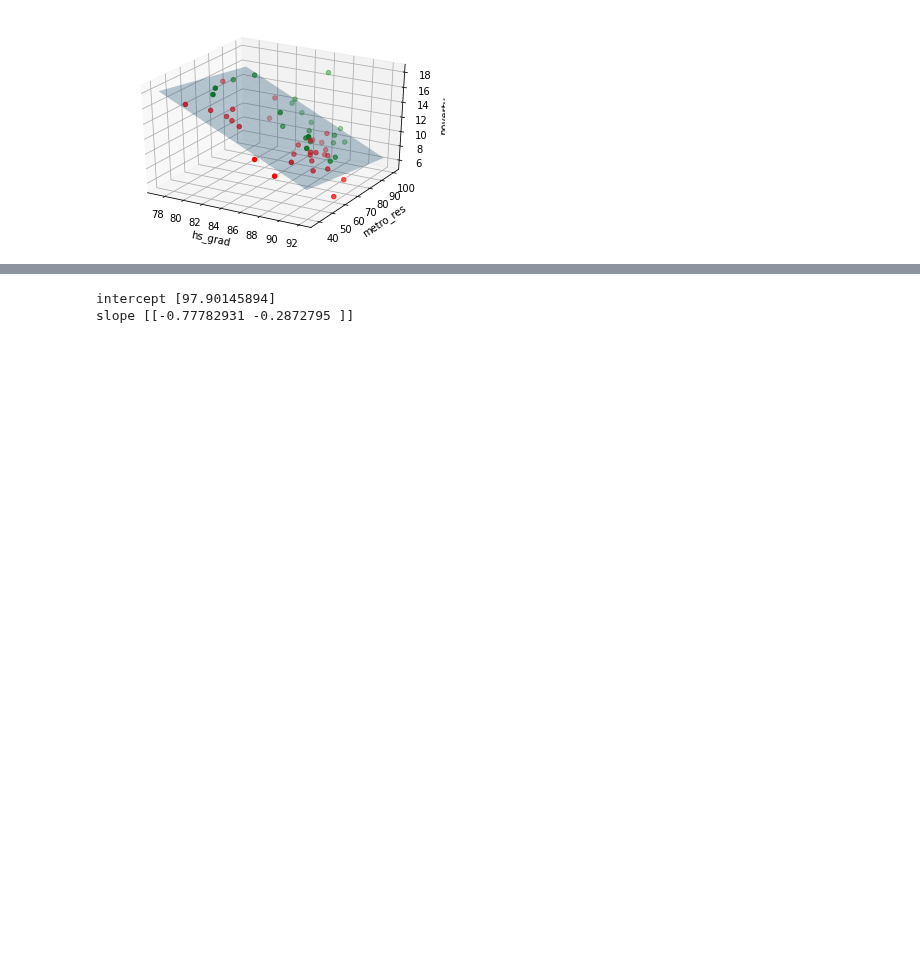
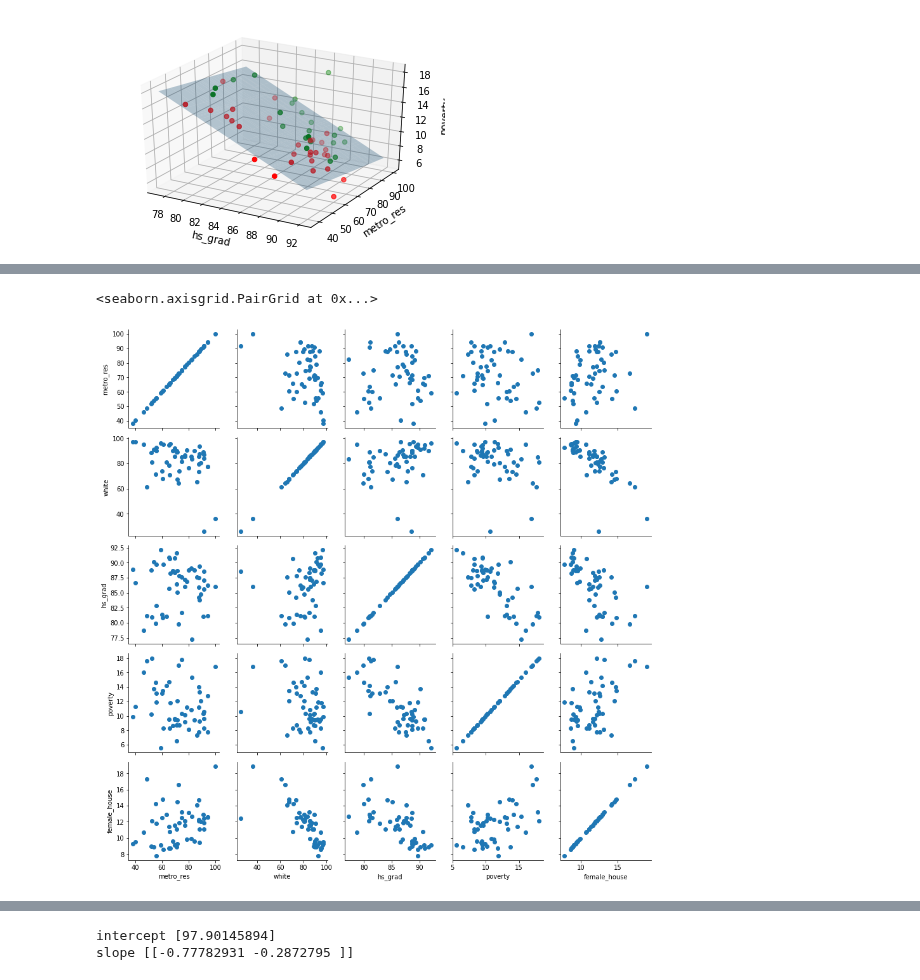
Before and after one commit to MashaKubyshina/Data_Science_Scripts, a Jupyter notebook: Regression_on_States_Basics_of_Statistics_Class.ipynb, the cells around one changed output, grey strips where cells are left out. Cells and saved outputs as stored; diff of their text form; code cells hidden in the pictures; blank space fills up the shorter version.

```diff
--- a/Regression_on_States_Basics_of_Statistics_Class.ipynb
+++ b/Regression_on_States_Basics_of_Statistics_Class.ipynb
@@ -386,0 +490,8 @@ Text(0.5, 0, 'poverty')
+# %%
+# grid plot with seaborn
+
+grid = sns.PairGrid(df)
+grid.map(plt.scatter)
+# %% [output]
+<seaborn.axisgrid.PairGrid at 0x...>
+[figure, added]
```
Also changed, not shown: parts of 8 cells of this notebook.
